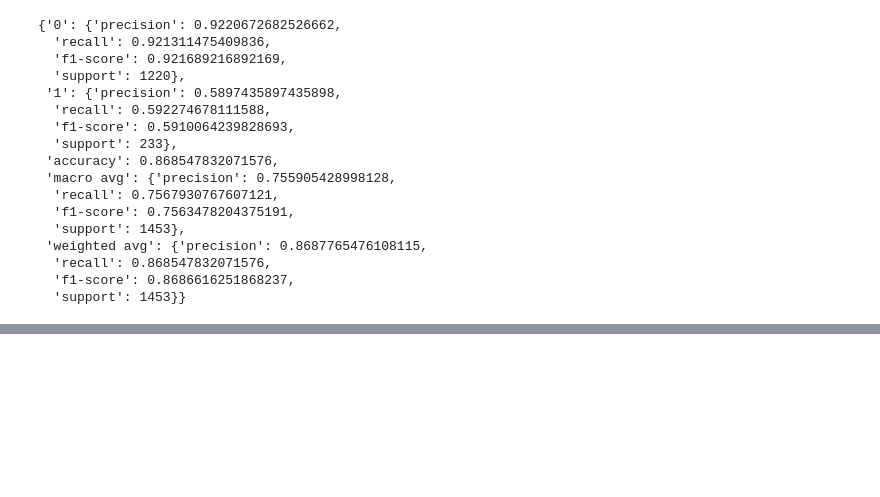
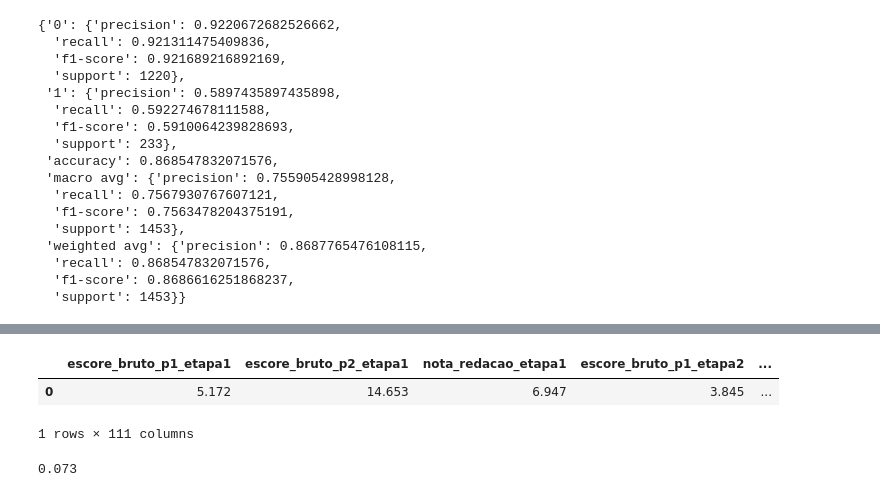
Before and after one commit to brunoxz10/exam-pas, a Jupyter notebook: notebooks/notebook_modelling.ipynb, the cells around one changed output, grey strips where cells are left out. Cells and saved outputs as stored; diff of their text form; code cells hidden in the pictures; blank space fills up the shorter version.

Commit message:
adding prediction for the Flask app and some support files

```diff
--- a/notebooks/notebook_modelling.ipynb
+++ b/notebooks/notebook_modelling.ipynb
@@ -41,6 +44,7 @@ cotas_columns
 scores['cotista'] = scores[cotas_columns].notnull().any(axis=1).astype(int)
 # %%
 for column in cotas_columns:
-    scores[f'{column}_flag'] = scores[column].notnull().astype(int)
+    colum_name = re.sub("classificacao_final_", "", f'{column}_flag')
+    scores[colum_name] = scores[column].notnull().astype(int)
 # %%
 flags_columns = list(scores.columns[scores.columns.str.contains('flag')])
@@ -317,0 +453,14 @@ classification_report(y_test, y_pred, output_dict=True)
+# %%
+new_sample = sample_not_approved
+new_sample = pd.DataFrame([{col: new_sample.get(col) for col in FEATURES}])
+new_sample = new_sample.fillna(0)
+# %%
+new_sample
+# %% [output]
+|  | escore_bruto_p1_etapa1 | escore_bruto_p2_etapa1 | nota_redacao_etapa1 | escore_bruto_p1_etapa2 | ... |
+| 0 | 5.172 | 14.653 | 6.947 | 3.845 | ... |
+1 rows × 111 columns
+# %%
+predict_approval(model_loaded, new_data=new_sample)
+# %% [output]
+0.073
```
Also changed, not shown: parts of 16 cells of this notebook, 6 other files.
